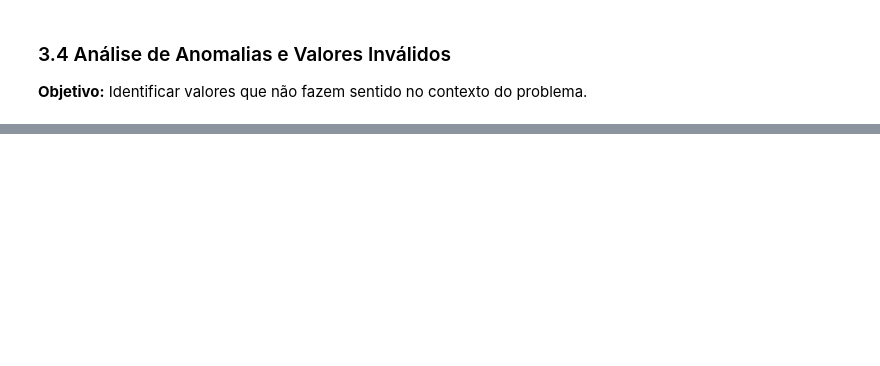
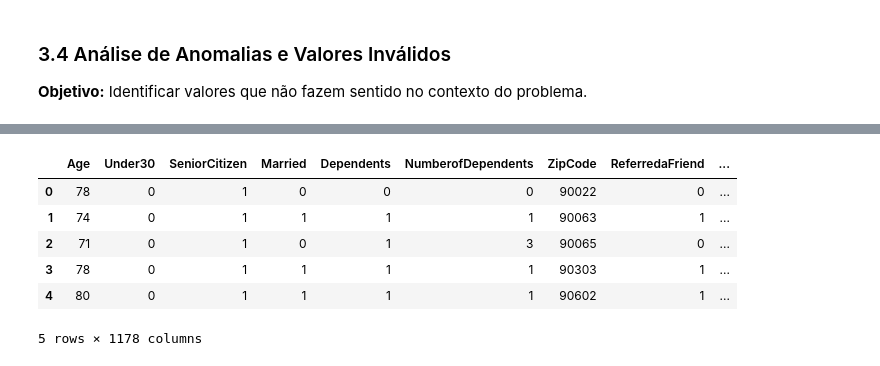
Before and after one commit to crisleymarques/postech-ml-challenge-fase-1, a Jupyter notebook: notebooks/Analise_Exploratoria_Dados.ipynb, the cells around one changed output, grey strips where cells are left out. Drawn from its saved outputs; the diff is of its cells as text; code cells hidden in the pictures; blank space fills up the shorter version.

```diff
--- a/notebooks/Analise_Exploratoria_Dados.ipynb
+++ b/notebooks/Analise_Exploratoria_Dados.ipynb
@@ -535,0 +717,18 @@ Registros duplicados: 0
+# %%
+print("=== TRATAMENTO DE MISSING VALUES ===\n")
+
+# Copiar o dataframe original para preservar os dados
+df_clean = df.copy()
+
+# Imputação para variáveis categóricas: moda
+cat_missing = ['ChurnCategory', 'ChurnReason']
+for col in cat_missing:
+    if col in df_clean.columns:
+        mode = df_clean[col].mode()[0]
+        df_clean[col].fillna(mode, inplace=True)
+        print(f"{col}: imputado com moda ('{mode}')")
+
+print("\n✓ Tratamento de missing values concluído!")
+print(f"Shape após imputação: {df_clean.shape}")
+print("Valores ausentes restantes por coluna:")
+print(df_clean.isnull().sum())
@@ -535,0 +766,47 @@ Registros duplicados: 0
+# %%
+# Remova a coluna `dataset`
+df_clean.columns.tolist()
+df_clean.head()
+
+
+if 'CustomerID' in df_clean.columns:
+    df_clean.drop(columns=['CustomerID'], inplace=True)
+if 'Latitude' in df_clean.columns:
+    df_clean.drop(columns=['Latitude'], inplace=True)
+if 'Longitude' in df_clean.columns:
+    df_clean.drop(columns=['Longitude'], inplace=True)
+if 'LatLong' in df_clean.columns:
+    df_clean.drop(columns=['LatLong'], inplace=True)
+
+# One-hot encoding das variáveis categóricas relevantes
+categorical_cols = ['Gender','ChurnCategory','ChurnReason','Country','State', 'City','Quarter_x','Offer','InternetType','Contract','PaymentMethod','Quarter_y','CustomerStatus']
+df_encoded = pd.get_dummies(df_clean, columns=categorical_cols, drop_first=True)
+
+from sklearn.preprocessing import LabelEncoder
+
+le = LabelEncoder()
+
+for col in df_encoded.columns:
+
+    # pega os valores únicos não nulos
+    unique_values = df_encoded[col].dropna().unique()
+
+    # verifica se a coluna tem exatamente 2 categorias
+    if len(unique_values) == 2:
+        df_encoded[col] = le.fit_transform(df_encoded[col])
+
+        print(f'Coluna {col} transformada: {dict(zip(le.classes_, le.transform(le.classes_)))}')
+
+
+
+#cols_bool = ['ReferredaFriend','Dependents','Under30', 'Married','SeniorCitizen','ReferredaFriend']
+
+#for col in cols_bool:
+#    df_encoded[col] = df_encoded[col].map({'No': 0, 'Yes': 1})
+
+print(f"Shape após one-hot encoding: {df_encoded.shape}")
+df_encoded.head()
+
+# Salve o DataFrame codificado em um arquivo CSV
+#df_encoded.to_csv(path + 'Telco_customer_churn_encoded.csv', index=False)
+# %% [output]
@@ -535,0 +830,7 @@ Registros duplicados: 0
+|  | Age | Under30 | SeniorCitizen | Married | Dependents | NumberofDependents | ZipCode | ReferredaFriend | ... |
+| 0 | 78 | 0 | 1 | 0 | 0 | 0 | 90022 | 0 | ... |
+| 1 | 74 | 0 | 1 | 1 | 1 | 1 | 90063 | 1 | ... |
+| 2 | 71 | 0 | 1 | 0 | 1 | 3 | 90065 | 0 | ... |
+| 3 | 78 | 0 | 1 | 1 | 1 | 1 | 90303 | 1 | ... |
+| 4 | 80 | 0 | 1 | 1 | 1 | 1 | 90602 | 1 | ... |
+5 rows × 1178 columns
```
Also changed, not shown: parts of 20 cells of this notebook, 7 other files.
